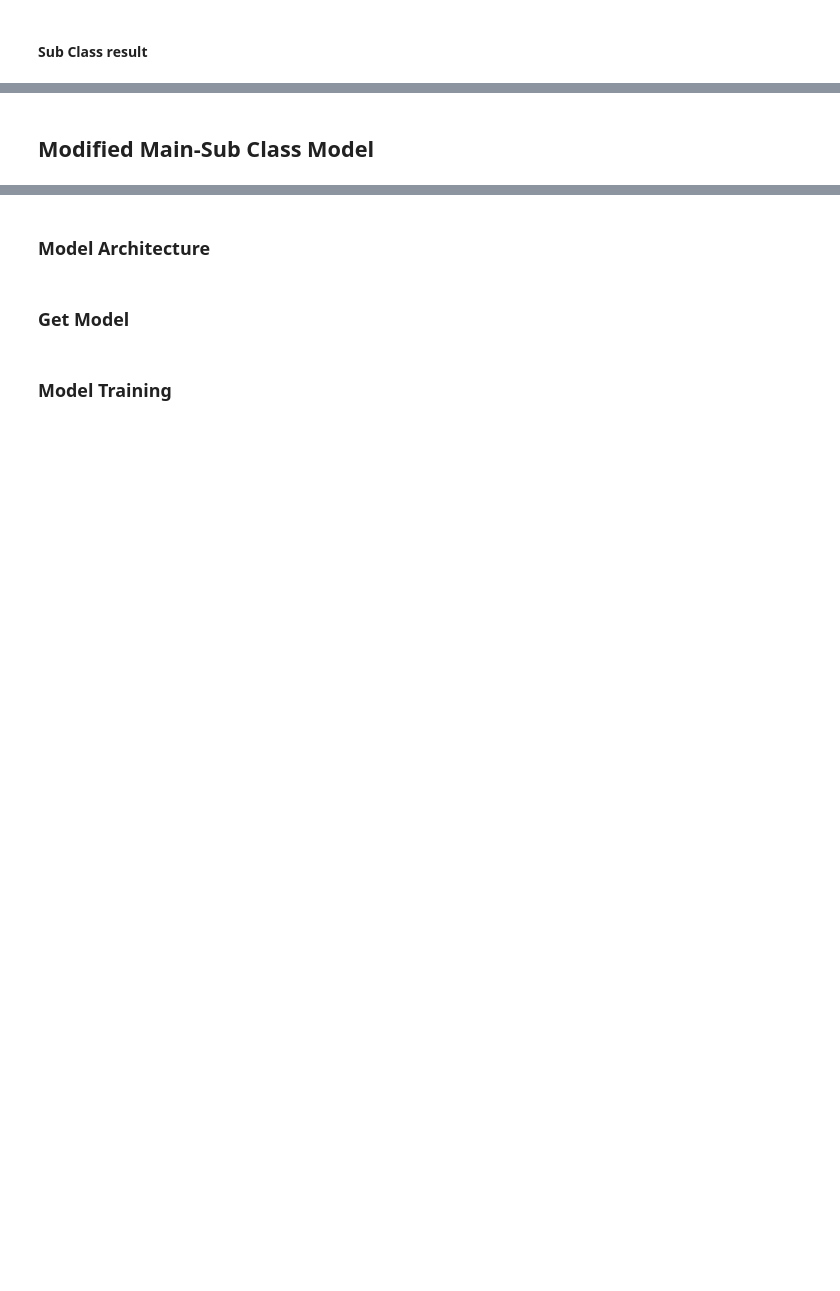
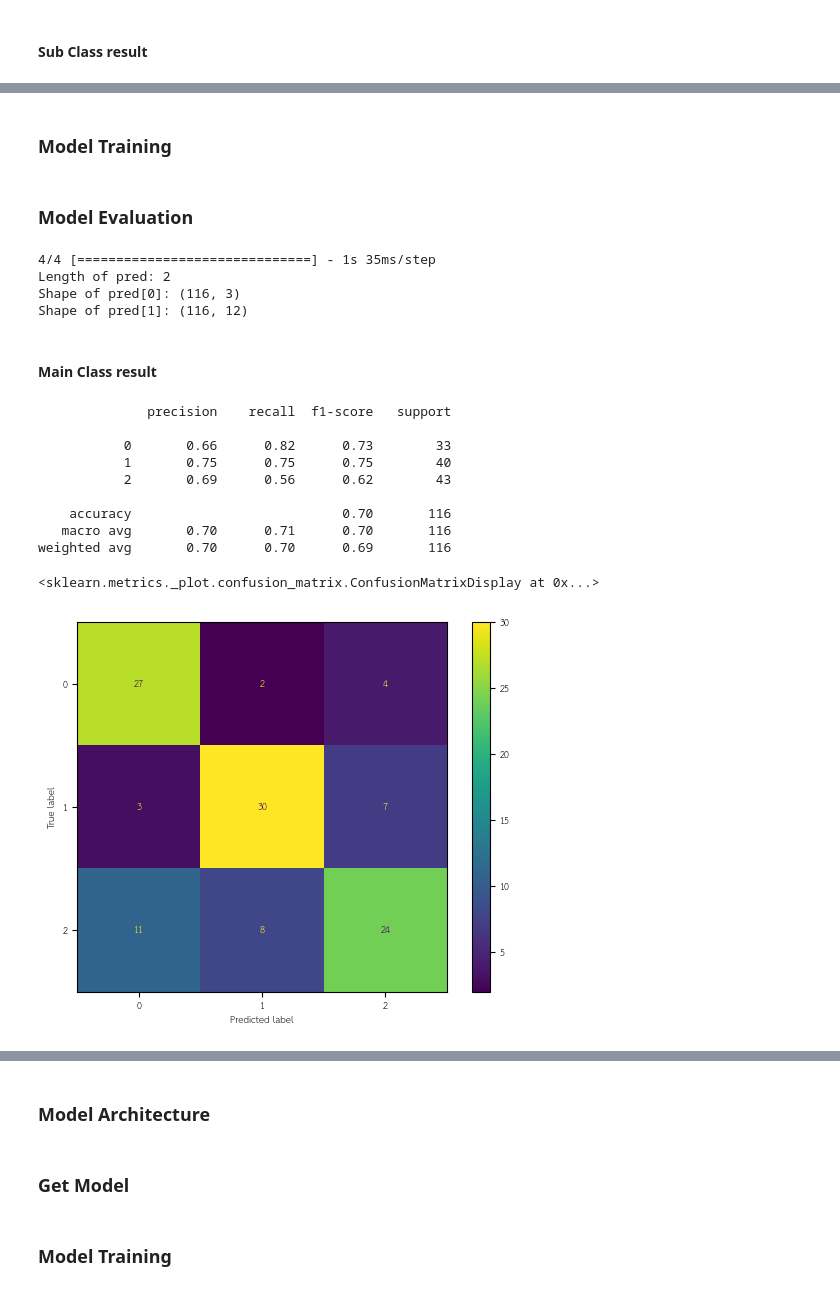
Before and after one commit to AthimetA/Chefbot, a Jupyter notebook: chefbot_Main.ipynb, the cells around one changed output, grey strips where cells are left out. Saved outputs shown, nothing was run; the diff lists cells and outputs as text; code cells hidden in the pictures; blank space fills up the shorter version.

```diff
--- a/chefbot_Main.ipynb
+++ b/chefbot_Main.ipynb
@@ -727,0 +671,11 @@ print(what_pred)
+# %%
+input_layer = Input(shape=(max_len, word_vector_size), dtype='float32', name='input_layer')
+bi_lstm_layer = Bidirectional(LSTM(32, return_sequences=True))(input_layer)
+dropout_layer = Dropout(0.2)(bi_lstm_layer)
+fatten_layer = Flatten()(dropout_layer)
+dense_layer = Dense(64, activation='relu')(fatten_layer)
+main_class_output = Dense(3, activation='softmax', name='main_class_output')(dense_layer)
+sub_class_output = Dense(12, activation='softmax', name='sub_class_output')(dense_layer)
+base_BiLSTM_model = Model(inputs=input_layer, outputs=[main_class_output, sub_class_output])
+base_BiLSTM_model.compile(loss='categorical_crossentropy', optimizer='adam', metrics=['accuracy'])
+base_BiLSTM_model.summary()
@@ -728,2 +700,46 @@ print(what_pred)
+# %% [markdown]
+### **Model Training**
+# %%
+# base_BiLSTM_model.fit(
+#     x = X_train,
+#     y = {'main_class_output': y_train_main_class,
+#          'sub_class_output': y_train_sub_class},
+#     epochs = 15,
+#     batch_size = 4,
+#     verbose = 1,
+#     )
+# base_BiLSTM_model.save_weights('model/base_BiLSTM_model.h5')
+base_BiLSTM_model.load_weights('model/base_BiLSTM_model.h5')
+# %% [markdown]
+### **Model Evaluation**
+# %%
+pred = base_BiLSTM_model.predict(X_test)
+print(f'Length of pred: {len(pred)}')
+print(f'Shape of pred[0]: {pred[0].shape}')
+print(f'Shape of pred[1]: {pred[1].shape}')
+# %% [output]
+4/4 [==============================] - 1s 35ms/step
+Length of pred: 2
+Shape of pred[0]: (116, 3)
+Shape of pred[1]: (116, 12)
 # %% [markdown]
-## **Modified Main-Sub Class Model**
+#### **Main Class result**
+# %%
+pred_main_class = np.argmax(pred[0], axis=1)
+print(classification_report(np.argmax(y_test_main_class, axis=1), pred_main_class))
+# plot confusion matrix
+cm = confusion_matrix(np.argmax(y_test_main_class, axis=1), pred_main_class)
+disp = ConfusionMatrixDisplay(confusion_matrix=cm, display_labels=['0', '1', '2'])
+disp.plot()
+# %% [output]
+              precision    recall  f1-score   support
+
+           0       0.66      0.82      0.73        33
+           1       0.75      0.75      0.75        40
+           2       0.69      0.56      0.62        43
+
+    accuracy                           0.70       116
+   macro avg       0.70      0.71      0.70       116
+weighted avg       0.70      0.70      0.69       116
+<sklearn.metrics._plot.confusion_matrix.ConfusionMatrixDisplay at 0x...>
+[figure, added]
```
Also changed, not shown: parts of 48 cells of this notebook, 3 other files.
